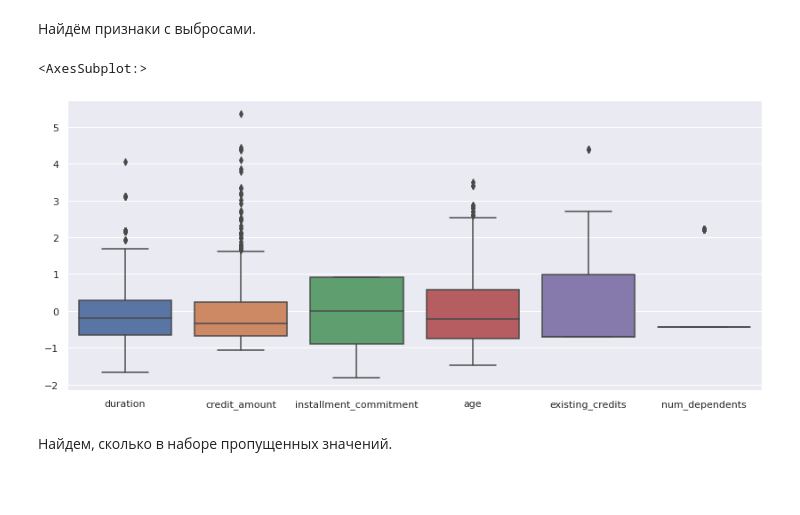
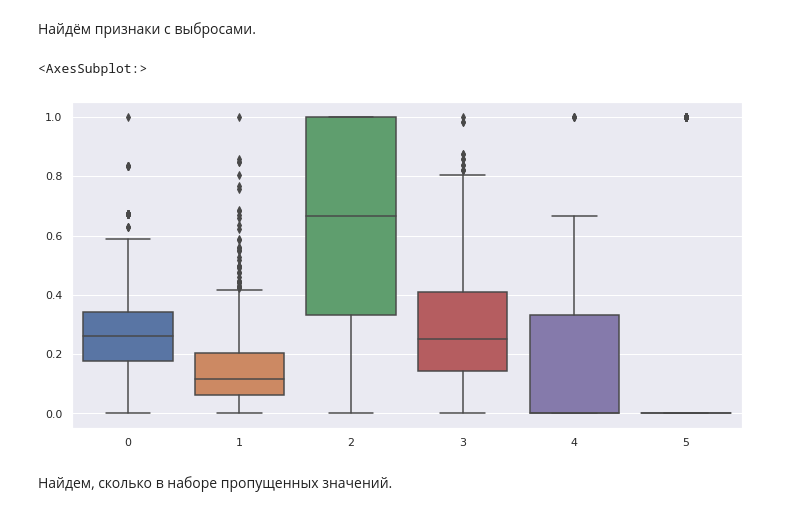
Before and after one commit to elmanelman/data-mining-class, a Jupyter notebook: lab1_task.ipynb, the cells around one changed output. Saved outputs shown, nothing was run; the diff lists cells and outputs as text; code cells hidden in the pictures; blank space fills up the shorter version.

```diff
--- a/lab1_task.ipynb
+++ b/lab1_task.ipynb
@@ -127,14 +135,13 @@ dtype: int64
 # %% [markdown]
 Найдём признаки с выбросами.
 # %%
-credit_df_numeric = credit_df.select_dtypes(include=np.number)
-normalized_credit_df = (credit_df_numeric - credit_df_numeric.mean()) / credit_df_numeric.std()
+normalized_credit_df = MinMaxScaler().fit_transform(credit_df.select_dtypes(include=np.number))
 
-plt.subplots(figsize=(14,6))
+plt.subplots(figsize=(12, 6))
 sns.boxplot(data=normalized_credit_df)
 # %% [output]
 <AxesSubplot:>
-[figure, old version]
+[figure, new version]
 # %% [markdown]
 Найдем, сколько в наборе пропущенных значений.
 # %%
```
Also changed, not shown: parts of 14 cells of this notebook, 1 other file.
